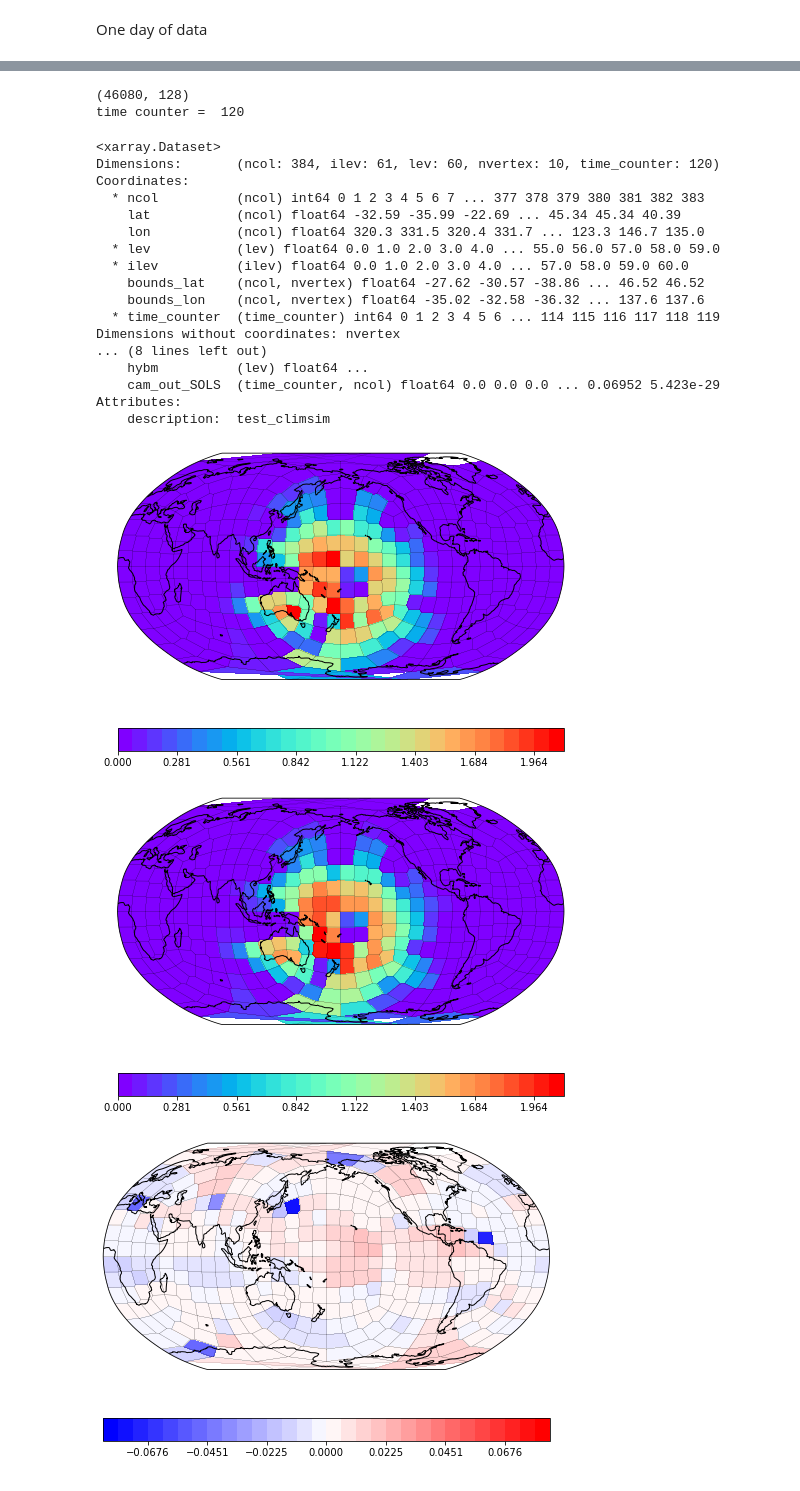
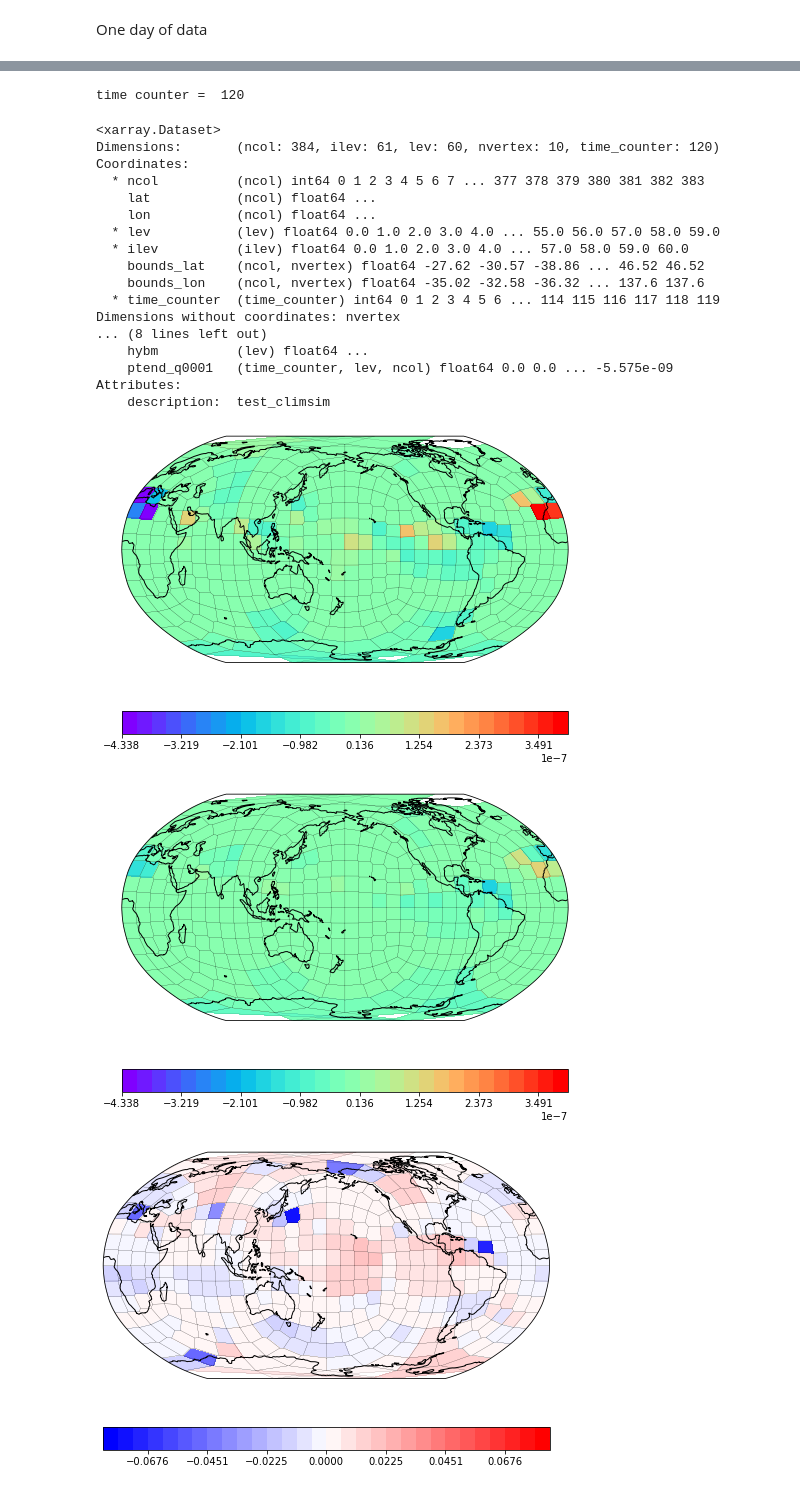
Before and after one commit to AnatoleVercelloni/hybrid_climate_modelling, a Jupyter notebook: visu/evaluation.ipynb, the cells around one changed output, grey strips where cells are left out. Cells and saved outputs as stored; diff of their text form; code cells hidden in the pictures.

```diff
--- a/visu/evaluation.ipynb
+++ b/visu/evaluation.ipynb
@@ -39,11 +39,11 @@ unscale = '../../ClimSim/preprocessing/normalizations/outputs/output_scale.nc'
 
 print(grid_b)
 
-var = 'cam_out_PRECC'
+var = 'ptend_q0001'
 # %% [output]
 ../data/nc_data/grid_with_boundaries_lowres.nc
 # %% [markdown]
 One day of data
 # %%
-Out = npy_toxarray(f_target_save[:2], grid_b,  var = 'cam_out_SOLS')
+Out = npy_toxarray(f_target_save[:2], grid_b, var = var, unscale = unscale)
 # %% [output]
@@ -69,8 +51,7 @@ sqlite3.OperationalError: disk I/O error
 # %%
 #pred = npy_toxarray(f_save, grid_b, unscale = unscale)
-pred = npy_toxarray(f_save[:2], grid_b,   var = 'cam_out_SOLS')
+pred = npy_toxarray(f_save[:2], grid_b, var = var, unscale = unscale)
 # %% [output]
-(46080, 128)
 time counter =  120
 # %%
 Out
@@ -79,8 +60,8 @@ Out
 Dimensions:       (ncol: 384, ilev: 61, lev: 60, nvertex: 10, time_counter: 120)
 Coordinates:
   * ncol          (ncol) int64 0 1 2 3 4 5 6 7 ... 377 378 379 380 381 382 383
-    lat           (ncol) float64 -32.59 -35.99 -22.69 ... 45.34 45.34 40.39
-    lon           (ncol) float64 320.3 331.5 320.4 331.7 ... 123.3 146.7 135.0
+    lat           (ncol) float64 ...
+    lon           (ncol) float64 ...
   * lev           (lev) float64 0.0 1.0 2.0 3.0 4.0 ... 55.0 56.0 57.0 58.0 59.0
   * ilev          (ilev) float64 0.0 1.0 2.0 3.0 4.0 ... 57.0 58.0 59.0 60.0
     bounds_lat    (ncol, nvertex) float64 -27.62 -30.57 -38.86 ... 46.52 46.52
@@ -89,7 +70,7 @@ Coordinates:
 Dimensions without coordinates: nvertex
 ... (8 lines left out)
     hybm          (lev) float64 ...
-    cam_out_SOLS  (time_counter, ncol) float64 0.0 0.0 0.0 ... 0.06952 5.423e-29
+    ptend_q0001   (time_counter, lev, ncol) float64 0.0 0.0 ... -5.575e-09
 Attributes:
     description:  test_climsim
 # %%
@@ -99,21 +80,20 @@ psy.rcParams['plotter.maps.xgrid'] = False
 psy.rcParams['plotter.maps.ygrid'] = False
 mpl.rcParams['figure.figsize'] = [8., 6.]
 # %%
-var = 'cam_out_SOLS'
 nc = 31
 lev = 49
 time_counter = 36
 
 inf = min(Out[var][time_counter].min(), pred[var][time_counter].min())
 sup = max(Out[var][time_counter].max(), pred[var][time_counter].max())
 
 
 
 map_out = Out.psy.plot.mapplot(name=var, time_counter = time_counter, cmap = 'rainbow', datagrid={'c': 'k', 'lw': 0.1}, projection='robin', bounds = np.linspace(inf,sup,nc))
 map_pred = pred.psy.plot.mapplot(name=var, time_counter = time_counter, cmap = 'rainbow', datagrid={'c': 'k', 'lw': 0.1}, projection='robin', bounds = np.linspace(inf, sup, nc))
 # %% [output]
-[figure, old version]
+[figure, new version]
-[figure, old version]
+[figure, new version]
 # %%
 var = 'ptend_t'
 lev = 9
```
Also changed, not shown: parts of 1 cell of this notebook, 4 other files.
